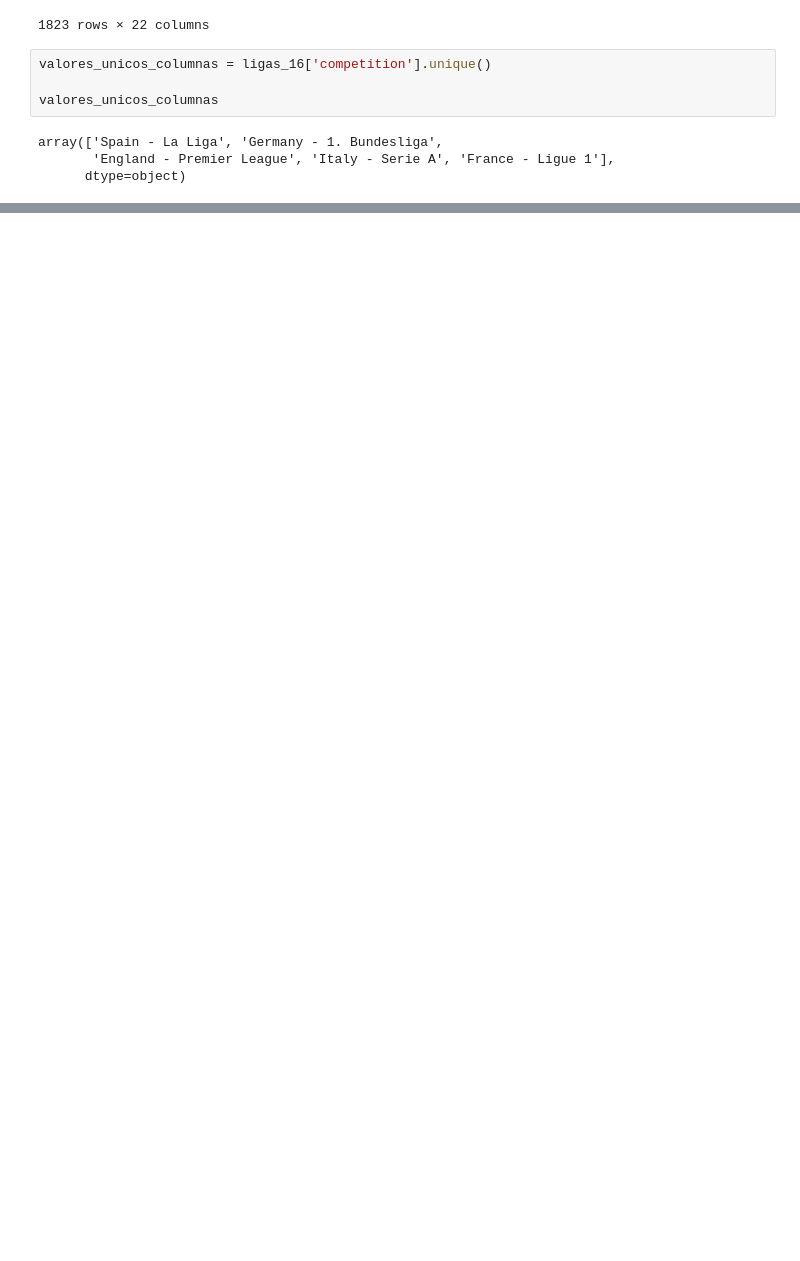
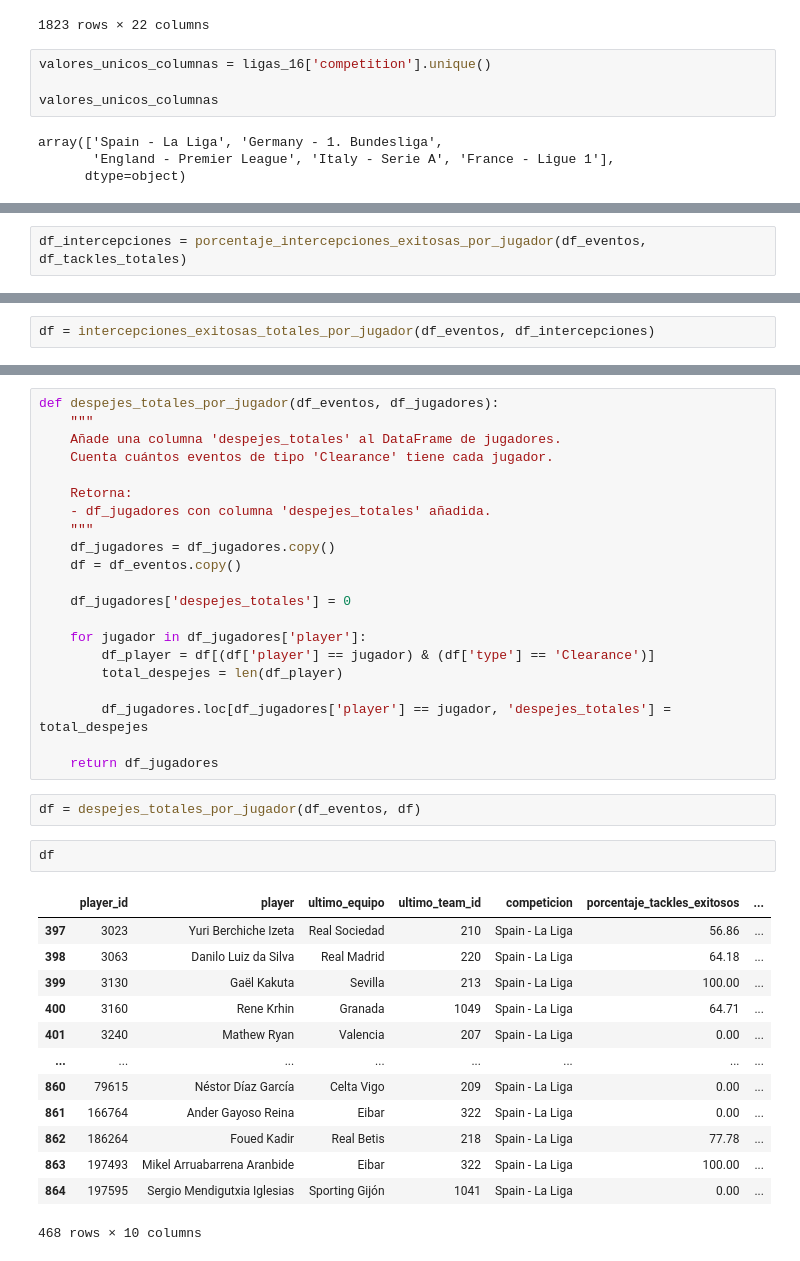
Before and after one commit to Germiprogramer/TFG-Agente-de-Scouting, a Jupyter notebook: datos_estadisticas.ipynb, the cells around one changed output, grey strips where cells are left out. Cells and saved outputs as stored; diff of their text form; blank space fills up the shorter version.

```diff
--- a/datos_estadisticas.ipynb
+++ b/datos_estadisticas.ipynb
@@ -60,0 +350,2 @@ array(['Spain - La Liga', 'Germany - 1. Bundesliga',
+# %%
+df_intercepciones = porcentaje_intercepciones_exitosas_por_jugador(df_eventos, df_tackles_totales)
@@ -60,0 +395,2 @@ array(['Spain - La Liga', 'Germany - 1. Bundesliga',
+# %%
+df = intercepciones_exitosas_totales_por_jugador(df_eventos, df_intercepciones)
@@ -60,0 +406,39 @@ array(['Spain - La Liga', 'Germany - 1. Bundesliga',
+# %%
+def despejes_totales_por_jugador(df_eventos, df_jugadores):
+    """
+    Añade una columna 'despejes_totales' al DataFrame de jugadores.
+    Cuenta cuántos eventos de tipo 'Clearance' tiene cada jugador.
+
+    Retorna:
+    - df_jugadores con columna 'despejes_totales' añadida.
+    """
+    df_jugadores = df_jugadores.copy()
+    df = df_eventos.copy()
+
+    df_jugadores['despejes_totales'] = 0
+
+    for jugador in df_jugadores['player']:
+        df_player = df[(df['player'] == jugador) & (df['type'] == 'Clearance')]
+        total_despejes = len(df_player)
+
+        df_jugadores.loc[df_jugadores['player'] == jugador, 'despejes_totales'] = total_despejes
+
+    return df_jugadores
+# %%
+df = despejes_totales_por_jugador(df_eventos, df)
+# %%
+df
+# %% [output]
+|  | player_id | player | ultimo_equipo | ultimo_team_id | competicion | porcentaje_tackles_exitosos | ... |
+| 397 | 3023 | Yuri Berchiche Izeta | Real Sociedad | 210 | Spain - La Liga | 56.86 | ... |
+| 398 | 3063 | Danilo Luiz da Silva | Real Madrid | 220 | Spain - La Liga | 64.18 | ... |
+| 399 | 3130 | Gaël Kakuta | Sevilla | 213 | Spain - La Liga | 100.00 | ... |
+| 400 | 3160 | Rene Krhin | Granada | 1049 | Spain - La Liga | 64.71 | ... |
+| 401 | 3240 | Mathew Ryan | Valencia | 207 | Spain - La Liga | 0.00 | ... |
+| ... | ... | ... | ... | ... | ... | ... | ... |
+| 860 | 79615 | Néstor Díaz García | Celta Vigo | 209 | Spain - La Liga | 0.00 | ... |
+| 861 | 166764 | Ander Gayoso Reina | Eibar | 322 | Spain - La Liga | 0.00 | ... |
+| 862 | 186264 | Foued Kadir | Real Betis | 218 | Spain - La Liga | 77.78 | ... |
+| 863 | 197493 | Mikel Arruabarrena Aranbide | Eibar | 322 | Spain - La Liga | 100.00 | ... |
+| 864 | 197595 | Sergio Mendigutxia Iglesias | Sporting Gijón | 1041 | Spain - La Liga | 0.00 | ... |
+468 rows × 10 columns
```
Also changed, not shown: parts of 28 cells of this notebook, 2 other files.
